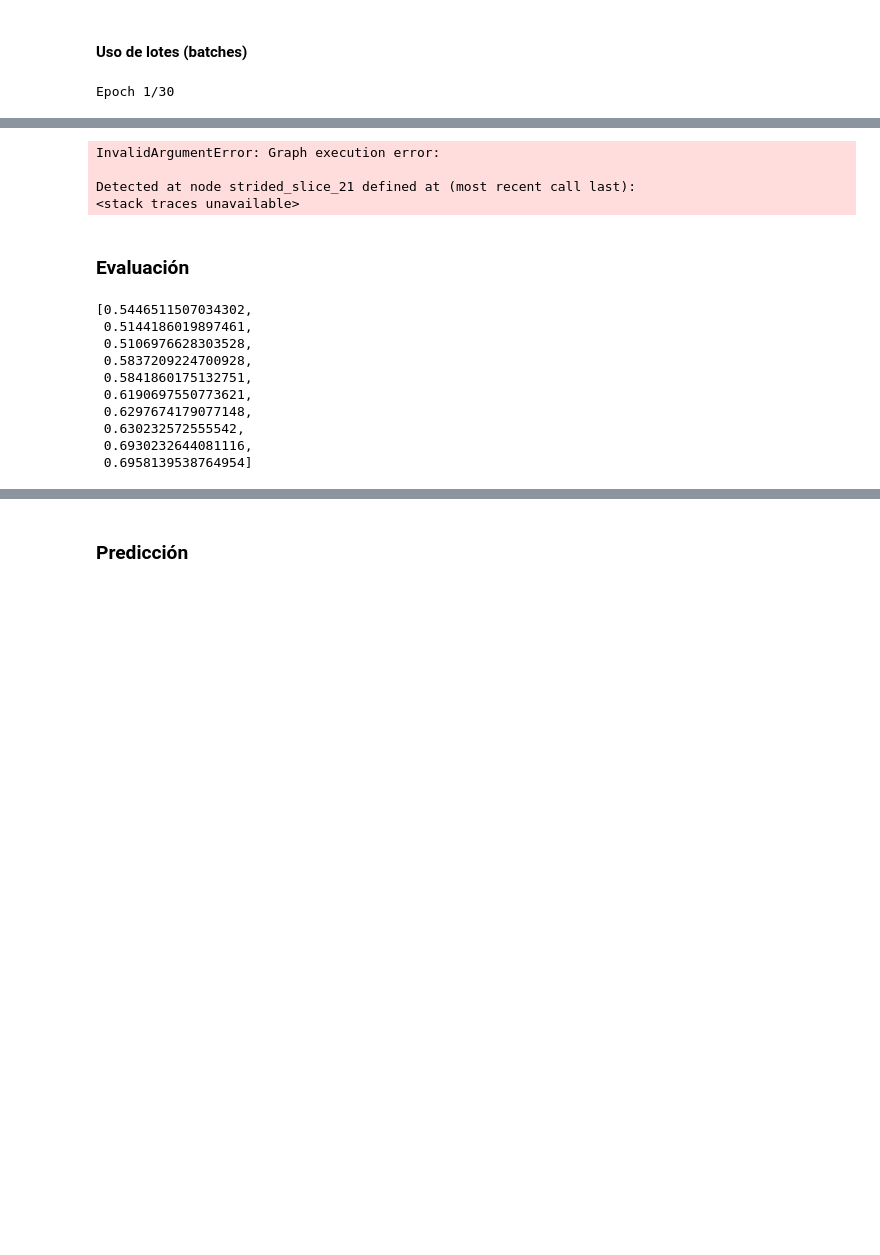
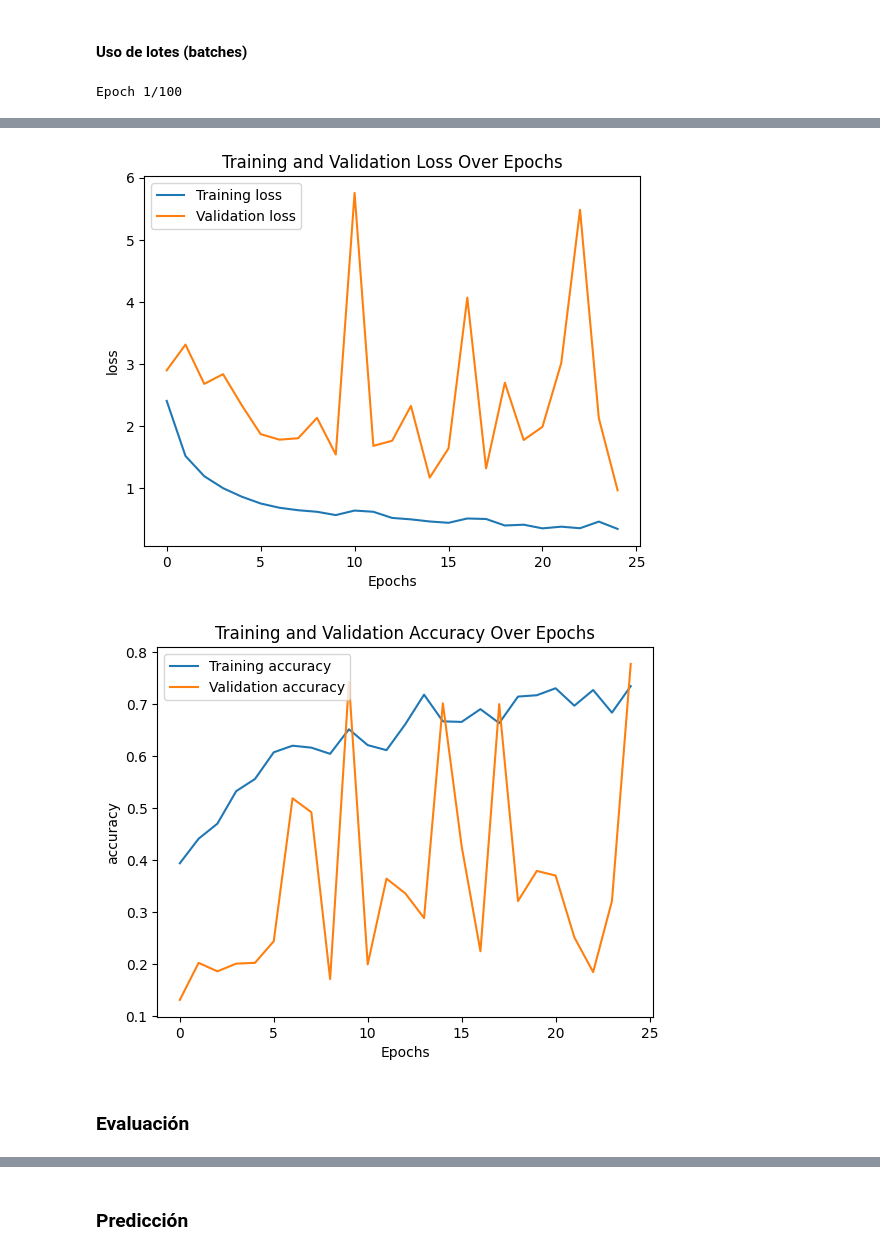
Before and after one commit to tinchogb/rna_classifier, a Jupyter notebook: src/notebooks/tf_rna.ipynb, the cells around one changed output, grey strips where cells are left out. Saved outputs shown, nothing was run; the diff lists cells and outputs as text; code cells hidden in the pictures; blank space fills up the shorter version.

Commit message:
Improved 'train_test_split'. Fixed train and test arrays uses. Added new functions to plot metrics and save them. Created new section 'Report'.

```diff
--- a/src/notebooks/tf_rna.ipynb
+++ b/src/notebooks/tf_rna.ipynb
@@ -363,7 +373,8 @@ classes = sorted(set(data))
 
 class_index = dict(zip(classes, range(len(classes))))
 index_class = dict(zip(range(len(classes)), classes))
-labels = list(map(class_index.get, data_train.rna_type_cdrna.tolist()))
+y_train_labels = list(map(class_index.get, y_data_train))
+y_test_labels = list(map(class_index.get, y_data_test))
 # %%
 class_index
 # %% [output]
@@ -422,8 +433,8 @@ Queremos que no haya un bias a los tipos mayoritarios, por lo que vamos a usar p
 # Pesos de las clases
 # https://datascience.stackexchange.com/a/18722
 class_weights  =  compute_class_weight( class_weight ='balanced'
-                                    ,   classes      = np.unique(labels)
-                                    ,   y            = labels )
+                                    ,   classes      = np.unique(y_train_labels)
+                                    ,   y            = y_train_labels )
 # %%
 class_weight_dict = dict(enumerate(class_weights))
 # %% [markdown]
@@ -518,11 +545,16 @@ model.compile( loss      = 'sparse_categorical_crossentropy' # Función de pérd
 # %%
 # Callbacks
 # https://keras.io/api/callbacks/early_stopping/#earlystopping-class
-early_stopping = EarlyStopping( monitor              = 'val_loss' # Quantity to be monitored. (default: 'val_loss')
+
+monitor_metric  = 'val_loss'
+patience        = 10
+min_delta       = 0.5
+
+early_stopping = EarlyStopping( monitor              = monitor_metric # Quantity to be monitored. (default: 'val_loss')
                             ,   verbose              = 1          # Verbosity mode, 0 or 1. Mode 0 is silent, and mode 1 displays messages when the callback takes an action. Defaults to 0.
-                            ,   patience             = 3          # Number of epochs with no improvement after which training will be stopped
+                            ,   patience             = patience         # Number of epochs with no improvement after which training will be stopped
                             ,   restore_best_weights = True       # Whether to restore model weights from the epoch with the best value of the monitored quantity.
-                            ,   min_delta            = 0.001 )    # Minimum change in the monitored quantity to qualify as an improvement
+                            ,   min_delta            = min_delta )    # Minimum change in the monitored quantity to qualify as an improvement
 
 callbacks = [early_stopping]
 # %% [markdown]
@@ -556,14 +587,17 @@ Model: "RNA_Type_Classifier"
 ### **Entrenamiento**
 # %% [markdown]
 #### Uso de lotes (batches)
+# %%
+batch_size = 32
+num_epochs = 100
 # %%
-history  =  model.fit( x                = sequences_embed_padded # Secuencias con padding para entrenamiento
-                    ,  y                = np.array(labels)            # Etiquetas para entrenamiento
-                    ,  batch_size       = 32                     # Tamaño del lote de entrenamiento. Esto es arbitrario. Uso 32 secuencias para cada lote por motivos de memoria y rendimiento.
-                    ,  epochs           = 30                     # Número de épocas
-                    ,  verbose          = True                   # Verbosidad del entrenamiento
-                    ,  validation_split = 0.2                    # Proporción de datos para validación
-                    ,  class_weight     = class_weight_dict      # Diccionario de balanceo (sección 'Balanceo de clases')
-                    ,  callbacks        = callbacks )            # Lista de callbacks para monitoreo del entrenamiento
+history  =  model.fit( x                = sequences_train_embed_padded  # Secuencias con padding para entrenamiento
+                    ,  y                = np.array(y_train_labels)      # Etiquetas para entrenamiento
+                    ,  batch_size       = batch_size                    # Tamaño del lote de entrenamiento. Esto es arbitrario. Uso 32 secuencias para cada lote por motivos de memoria y rendimiento.
+                    ,  epochs           = num_epochs                    # Número de épocas
+                    ,  verbose          = True                          # Verbosidad del entrenamiento
+                    ,  validation_data  = (sequences_test_embed_padded, np.array(y_test_labels))  # Datos de test para validación
+                    ,  class_weight     = class_weight_dict             # Diccionario de balanceo (sección 'Balanceo de clases')
+                    ,  callbacks        = callbacks )                   # Lista de callbacks para monitoreo del entrenamiento
 # %% [output]
-Epoch 1/30
+Epoch 1/100
@@ -571,19 +621,4 @@ Epoch 1/30
-InvalidArgumentError: Graph execution error:
-
-Detected at node strided_slice_21 defined at (most recent call last):
-<stack traces unavailable>
+[figure, added]
+[figure, added]
 # %% [markdown]
 ### **Evaluación**
-# %%
-history.history['accuracy']
-# %% [output]
-[0.5446511507034302,
- 0.5144186019897461,
- 0.5106976628303528,
- 0.5837209224700928,
- 0.5841860175132751,
- 0.6190697550773621,
- 0.6297674179077148,
- 0.630232572555542,
- 0.6930232644081116,
- 0.6958139538764954]
```
Also changed, not shown: parts of 39 cells of this notebook.
